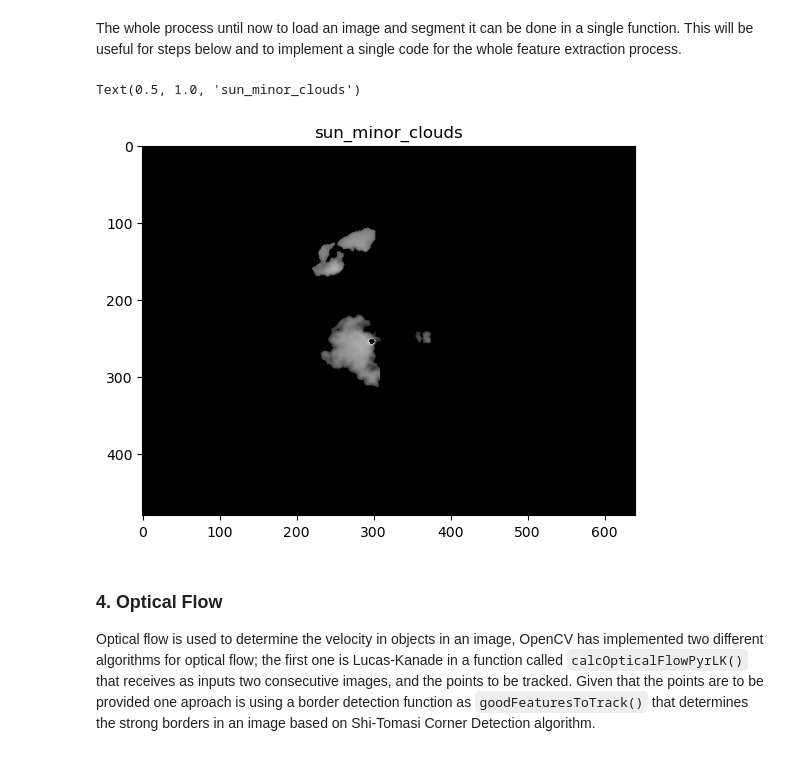
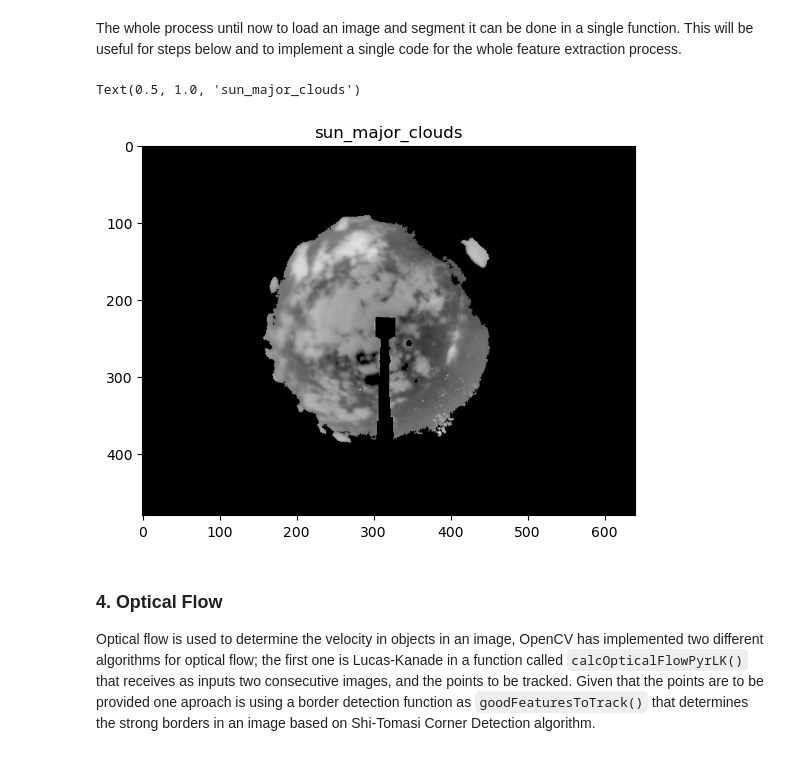
Before and after one commit to rodhervan/SkyImFeatures, a Jupyter notebook: Final_document.ipynb, the cells around one changed output. Drawn from its saved outputs; the diff is of its cells as text; code cells hidden in the pictures.

```diff
--- a/Final_document.ipynb
+++ b/Final_document.ipynb
@@ -762,8 +761,8 @@ from skimage.filters import *
 from skimage.metrics import *
 from skimage.segmentation import *
 from skimage.feature import *
-from skimage.measure import *
-from skimage.measure import centroid
+from skimage.measure import label, regionprops, centroid
+from skimage import measure, color, io
 from scipy import ndimage as ndi
 from scipy.interpolate import *
 import pvlib
@@ -772,6 +771,7 @@ import pandas as pd
 import blend_modes
 import warnings
 import os
+import json
 warnings.simplefilter(action='ignore', category=FutureWarning)
 
 # path to jp2 image
@@ -1140,6 +1140,7 @@ def segmentation (filepath):
         lab, num = label(sun_mask, return_num=True)
         if num == 0:
            bad_calibration = True
+           cut = False
         if num == 1:
             sun_x, sun_y = centroid(lab)
             sun_values_and_coords, sun_avg, sun_std, sun_var = rings (reconstructed_image, slicee, 30, (sun_x, sun_y))
@@ -1152,6 +1153,7 @@ def segmentation (filepath):
                 sun_mask = lab == 1
         if (num > 1):
             bad_calibration = True
+            cut = False
 
 
     elif ((flag=='sun_no_clouds')|(flag=='sun_minor_clouds')):
@@ -1215,6 +1217,7 @@ def segmentation (filepath):
     return output_img, flag
 
 
+
 # filepath = '20230807/20230807163300.jp2'
 # filepath = '20230807/20230807143530.jp2'
 # filepath = '20230807/20230807102200.jp2'
@@ -1237,36 +1240,40 @@ def segmentation (filepath):
 
 # filepath = '20230808/20230808131700.jp2'
 # filepath = '20230808/20230808112930.jp2'
 # filepath = '20230808/20230808131100.jp2'
 # filepath = '20230808/20230808140700.jp2'
 # filepath = '20230808/20230808153730.jp2'
 # filepath = '20230808/20230808162300.jp2'
 # filepath = '20230808/20230808175830.jp2'
 # filepath = '20230808/20230808190630.jp2'
 # filepath = '20230808/20230808200130.jp2'
 # filepath = '20230808/20230808201030.jp2'
 # filepath = '20230808/20230808213400.jp2'
 
-filepath = '20230807/20230807121000.jp2'
+# filepath = '20230807/20230807121000.jp2'
+# filepath = '20230807/20230807175500.jp2'
+filepath = '20230807/20230807174730.jp2'
+
+
 
 
 poly_x, poly_y = solar_calibration()
 x_mapped, y_mapped, day = solar_pos(filepath)
 timer = get_time (filepath)
 solar_x, solar_y, covered = solar_xy (timer, x_mapped, y_mapped, day)
 
 new_solar_x = poly_x(solar_x)
 new_solar_y = poly_y(solar_y)
 
 output_img, flag = segmentation(filepath)
 
 
 plt.clf()
 plt.imshow(output_img)
 plt.title(flag)
 # %% [output]
-Text(0.5, 1.0, 'sun_minor_clouds')
+Text(0.5, 1.0, 'sun_major_clouds')
-[figure, old version]
+[figure, new version]
 # %% [markdown]
 ### 4. Optical Flow
 
```
Also changed, not shown: parts of 7 cells of this notebook, 1 other file.
